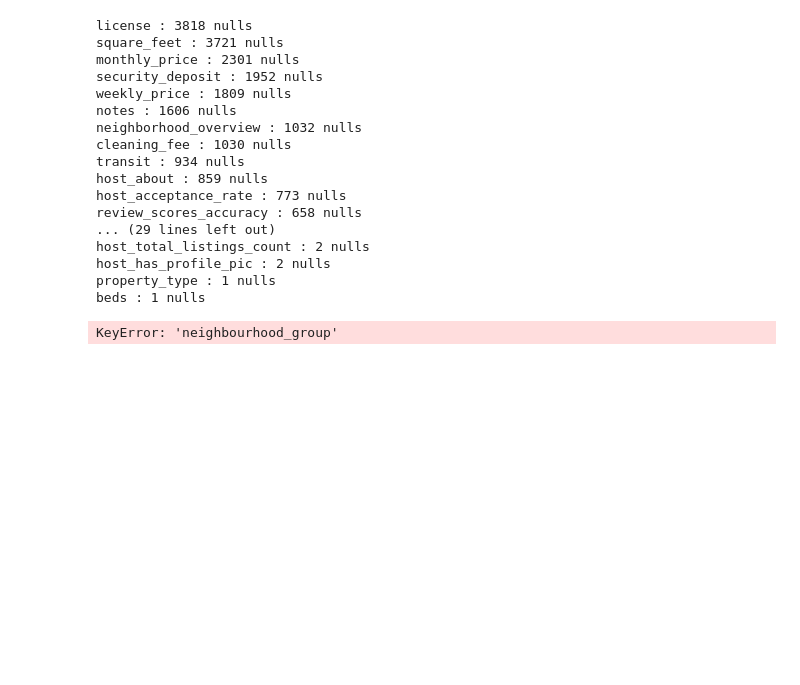
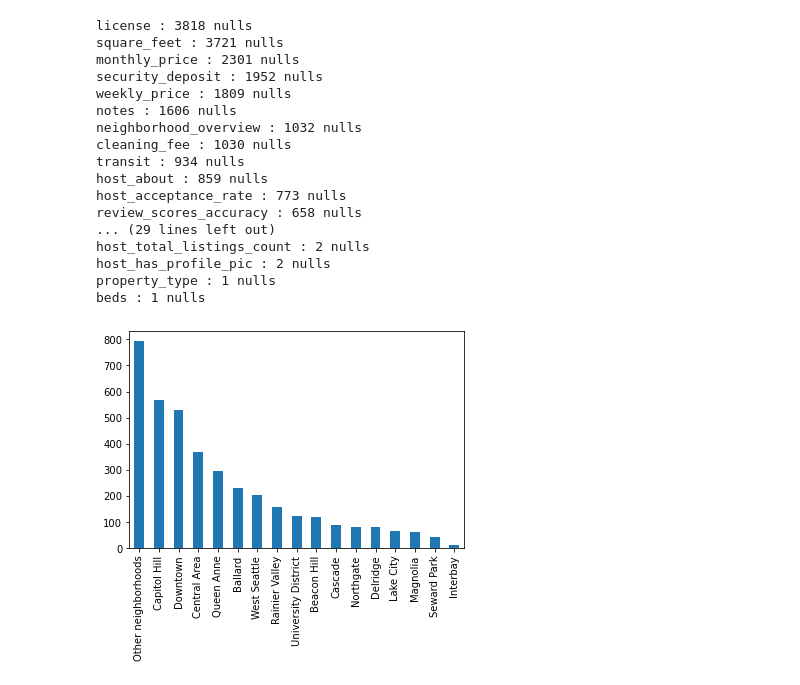
Before and after one commit to julionovoa/airbnb-seattle, a Jupyter notebook: airbnb-seattle.ipynb, the cells around one changed output. Drawn from its saved outputs; the diff is of its cells as text; code cells hidden in the pictures; blank space fills up the shorter version.

```diff
--- a/airbnb-seattle.ipynb
+++ b/airbnb-seattle.ipynb
@@ -67,5 +71,5 @@ px.scatter_mapbox(data_frame=listings, lat='latitude', lon='longitude', zoom=7,
 # %%
 # number of listings per neighborhood group
-listings['neighbourhood_group'].value_counts().plot(kind='bar');
+listings['neighbourhood_group_cleansed'].value_counts().plot(kind='bar');
 # %% [output]
-KeyError: 'neighbourhood_group'
+[figure, added]
```
Also changed, not shown: parts of 8 cells of this notebook.
